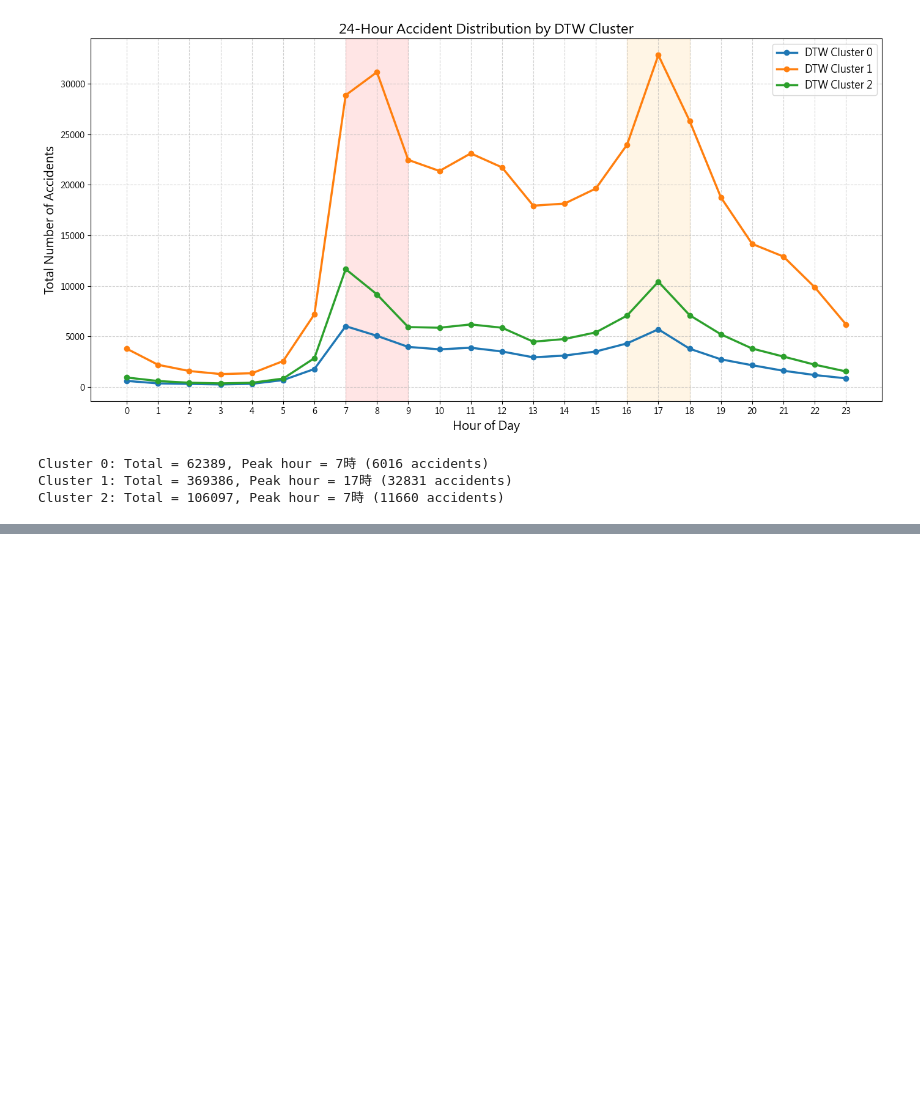
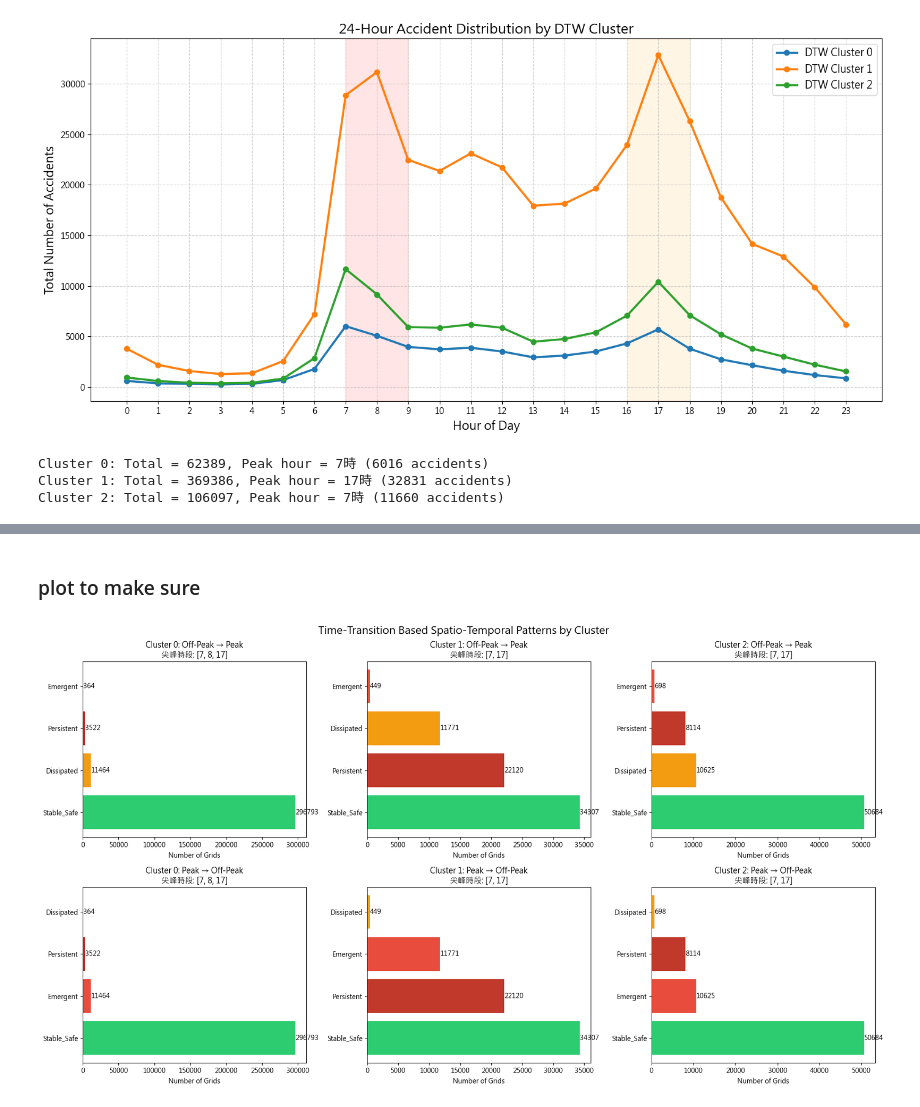
Before and after one commit to kennywang112/ST-RTA, a Jupyter notebook: ModelsV7/EHSA.ipynb, the cells around one changed output, grey strips where cells are left out. Drawn from its saved outputs; the diff is of its cells as text; code cells hidden in the pictures; blank space fills up the shorter version.

Commit message:
add peak/off peak for each clustered label

```diff
--- a/ModelsV7/EHSA.ipynb
+++ b/ModelsV7/EHSA.ipynb
@@ -386,0 +363,6 @@ Cluster 2: Total = 106097, Peak hour = 7時 (11660 accidents)
+# %%
+cluster_peak_hours = {
+    0: [7, 8, 17],
+    1: [7, 17],
+    2: [7, 17],
+}
@@ -386,0 +459,42 @@ Cluster 2: Total = 106097, Peak hour = 7時 (11660 accidents)
+# %% [markdown]
+### plot to make sure
+# %%
+fig, axes = plt.subplots(2, 3, figsize=(18, 10))
+fig.suptitle('Time-Transition Based Spatio-Temporal Patterns by Cluster',
+             fontsize=16, fontweight='bold')
+
+clusters = sorted(result_df['DTW_Cluster'].dropna().unique())
+colors = {'Emergent': '#e74c3c', 'Persistent': '#c0392b',
+          'Dissipated': '#f39c12', 'Stable_Safe': '#2ecc71'}
+
+for idx, cluster_id in enumerate(clusters):
+    cluster_data = result_df[result_df['DTW_Cluster'] == cluster_id]
+
+    # 離峰→尖峰
+    ax1 = axes[0, idx]
+    label_counts_1 = cluster_data['label_OffPeak2Peak'].value_counts()
+    color_list = [colors.get(label, '#95a5a6') for label in label_counts_1.index]
+
+    ax1.barh(label_counts_1.index, label_counts_1.values, color=color_list)
+    ax1.set_title(f'Cluster {int(cluster_id)}: Off-Peak → Peak\n尖峰時段: {cluster_peak_hours[cluster_id]}',
+                  fontsize=12, fontweight='bold')
+    ax1.set_xlabel('Number of Grids')
+    for i, v in enumerate(label_counts_1.values):
+        ax1.text(v + 0.5, i, str(v), va='center', fontweight='bold')
+
+    # 尖峰→離峰
+    ax2 = axes[1, idx]
+    label_counts_2 = cluster_data['label_Peak2OffPeak'].value_counts()
+    color_list = [colors.get(label, '#95a5a6') for label in label_counts_2.index]
+
+    ax2.barh(label_counts_2.index, label_counts_2.values, color=color_list)
+    ax2.set_title(f'Cluster {int(cluster_id)}: Peak → Off-Peak\n尖峰時段: {cluster_peak_hours[cluster_id]}',
+                  fontsize=12, fontweight='bold')
+    ax2.set_xlabel('Number of Grids')
+    for i, v in enumerate(label_counts_2.values):
+        ax2.text(v + 0.5, i, str(v), va='center', fontweight='bold')
+
+plt.tight_layout()
+plt.show()
+# %% [output]
+[figure, added]
```
Also changed, not shown: parts of 12 cells of this notebook.
